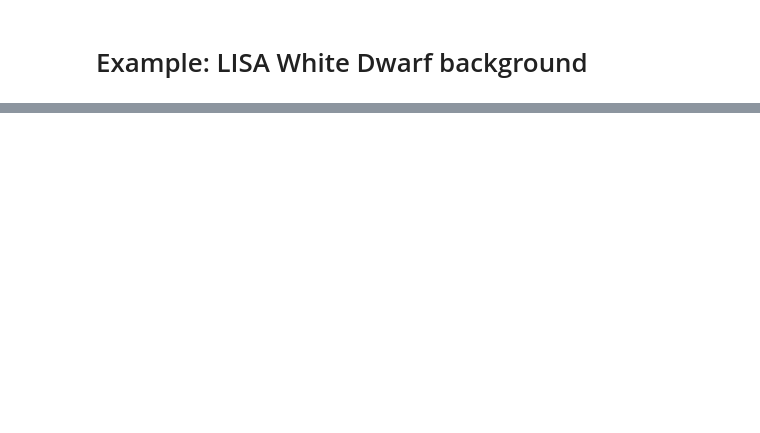
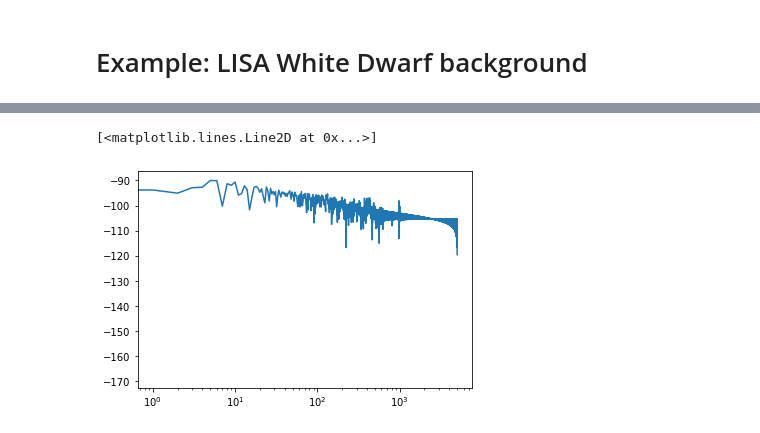
Before and after one commit to avivajpeyi/psline_psd, a Jupyter notebook: docs/examples/wdb_gw_background.ipynb, the cells around one changed output, grey strips where cells are left out. Cells and saved outputs as stored; diff of their text form; code cells hidden in the pictures; blank space fills up the shorter version.

```diff
--- a/docs/examples/wdb_gw_background.ipynb
+++ b/docs/examples/wdb_gw_background.ipynb
@@ -22,0 +32,5 @@ data.plot(x="time", y="strain");
+# %%
+plt.semilogx(np.log(pdgrm))
+# %% [output]
+[<matplotlib.lines.Line2D at 0x...>]
+[figure, added]
```
Also changed, not shown: parts of 6 cells of this notebook, 23 other files.
